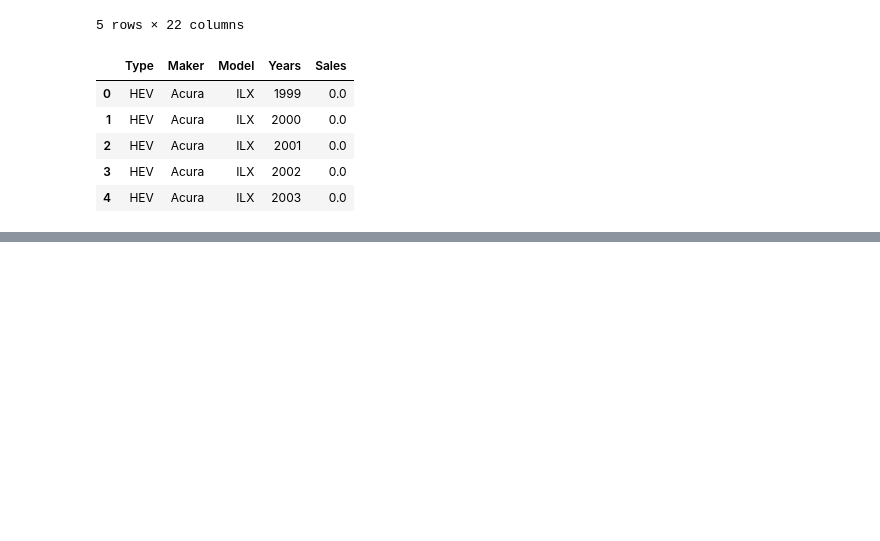
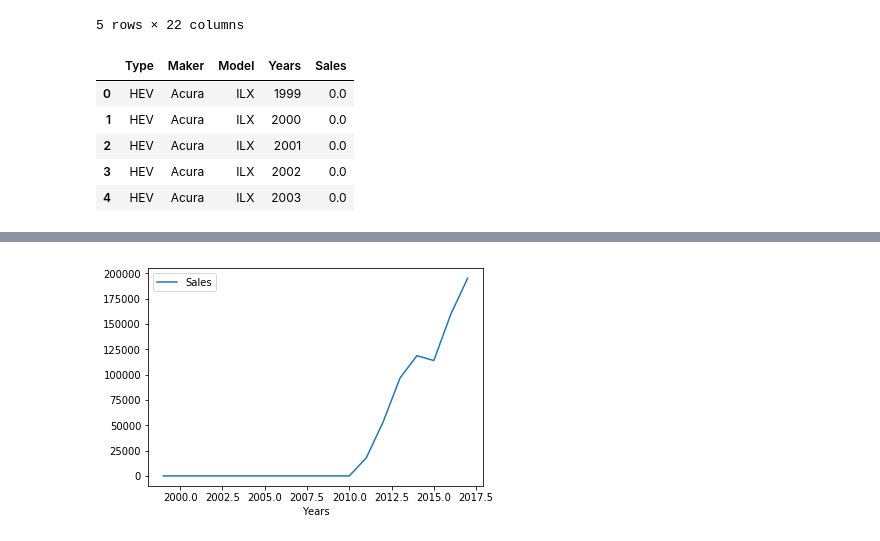
Before and after one commit to Barbara-Gordon/Team9, a Jupyter notebook: Cleaning Model Sales Data.ipynb, the cells around one changed output, grey strips where cells are left out. Drawn from its saved outputs; the diff is of its cells as text; code cells hidden in the pictures; blank space fills up the shorter version.

```diff
--- a/Cleaning Model Sales Data.ipynb
+++ b/Cleaning Model Sales Data.ipynb
@@ -43,0 +50,7 @@ testDF.head()
+# %%
+HEVmakersalessum = testDF.loc[testDF['Type'] == 'HEV',:]
+HEVmakersalessum = HEVmakersalessum.groupby(['Years']).aggregate({'Sales':'sum'})
+
+PEVmakersalessum = testDF.loc[testDF['Type'] == 'PEV',:]
+PEVmakersalessum = PEVmakersalessum.groupby(['Years']).aggregate({'Sales':'sum'})
+PEVmakersalessum.head()
@@ -43,0 +65,5 @@ testDF.head()
+# %%
+
+fig = PEVmakersalessum.plot()
+# %% [output]
+[figure, added]
```
Also changed, not shown: parts of 11 cells of this notebook, 1 other file.
